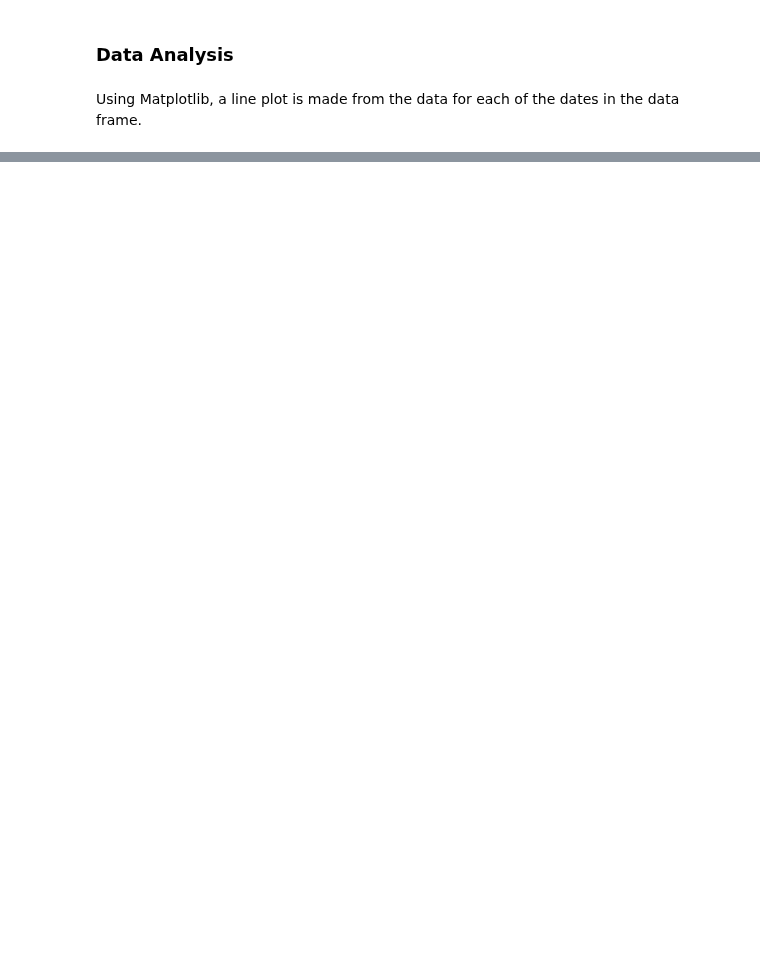
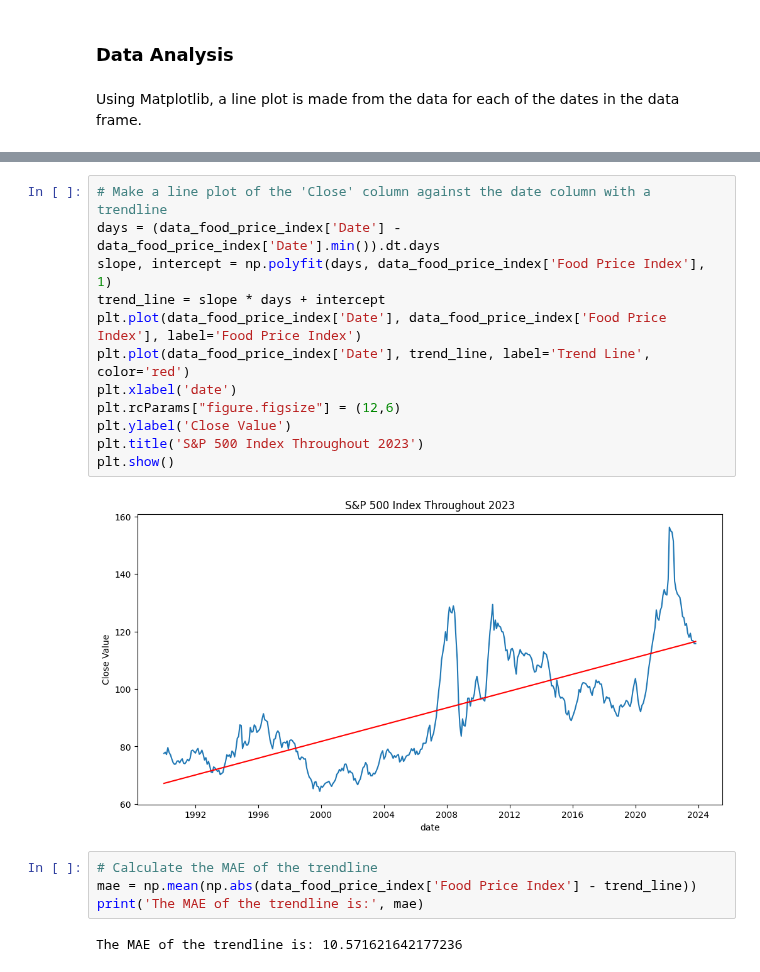
Before and after one commit to Benja-Pauls/Predicting-Commodity-Food-Pricing, a Jupyter notebook: preliminary_experiments/eda_s&p500.ipynb, the cells around one changed output, grey strips where cells are left out. Cells and saved outputs as stored; diff of their text form; blank space fills up the shorter version.

```diff
--- a/preliminary_experiments/eda_s&p500.ipynb
+++ b/preliminary_experiments/eda_s&p500.ipynb
@@ -58,0 +48,20 @@ Using Matplotlib, a line plot is made from the data for each of the dates in the
+# %%
+# Make a line plot of the 'Close' column against the date column with a trendline
+days = (data_food_price_index['Date'] - data_food_price_index['Date'].min()).dt.days
+slope, intercept = np.polyfit(days, data_food_price_index['Food Price Index'], 1)
+trend_line = slope * days + intercept
+plt.plot(data_food_price_index['Date'], data_food_price_index['Food Price Index'], label='Food Price Index')
+plt.plot(data_food_price_index['Date'], trend_line, label='Trend Line', color='red')
+plt.xlabel('date')
+plt.rcParams["figure.figsize"] = (12,6)
+plt.ylabel('Close Value')
+plt.title('S&P 500 Index Throughout 2023')
+plt.show()
+# %% [output]
+[figure, added]
+# %%
+# Calculate the MAE of the trendline
+mae = np.mean(np.abs(data_food_price_index['Food Price Index'] - trend_line))
+print('The MAE of the trendline is:', mae)
+# %% [output]
+The MAE of the trendline is: 10.571621642177236
```
Also changed, not shown: parts of 14 cells of this notebook.
